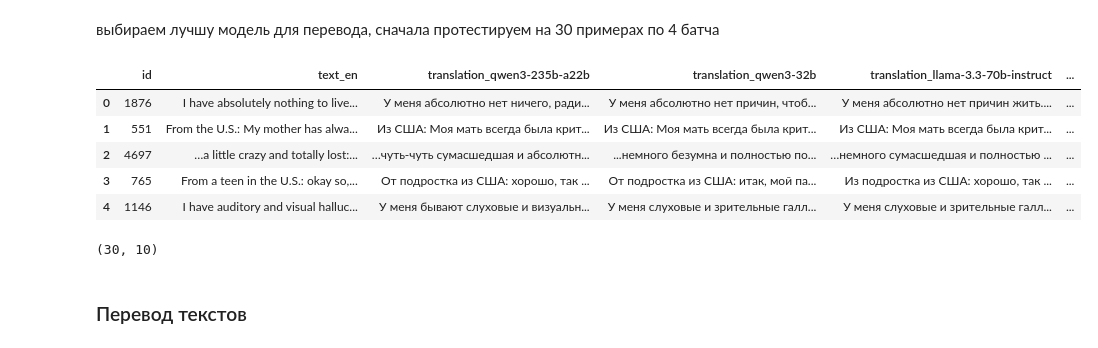
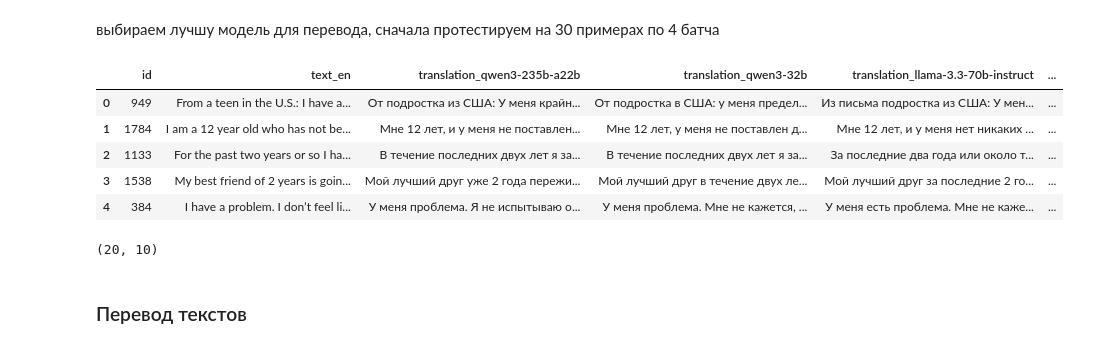
Before and after one commit to psytechlab/empathy_dataset_transfer, a Jupyter notebook: notebooks/cognitive_distortions_translation.ipynb, the cells around one changed output. Drawn from its saved outputs; the diff is of its cells as text; code cells hidden in the pictures.

```diff
--- a/notebooks/cognitive_distortions_translation.ipynb
+++ b/notebooks/cognitive_distortions_translation.ipynb
@@ -145,7 +145,7 @@ for i, annot in enumerate(df.restored_distorted_part.to_list()):
 df = pd.read_csv("annotated_data_restored.csv", sep="|")
 df.Id_Number = df.Id_Number.astype(str)
 # %%
-samples = df.sample(30)
+samples = df.sample(20)
 # %%
 samples_data = [{'id': i['Id_Number'], 'text': i['Patient Question']} for _, i in samples.iterrows()]
 # %%
@@ -178,11 +178,13 @@ for modelname in models:
 	general_translation_config = config.general_translation
 	general_translation_config.batch_result_dir = f"batches_res_general_translation_cognitive_{modelname}"
 	general_translation_config.batches = f"batches_general_translation_cognitive_{modelname}"
-	general_translation_config.batch_size = 4
-	general_translation_config.prompt_path = "../configs/prompts/translation_promp_cognitive_distortions.txt"
+	general_translation_config.batch_size = 2
+	general_translation_config.prompt_path = "../configs/prompts/translation_prompt_cognitive_distortions.txt"
 
 	model_config = read_json(general_translation_config.model_config_path)
 	model_config['model'] = modelname
+
+	print(model_config)
 
 	general_translator = Translator(
 		system_message=read_file(general_translation_config.prompt_path),
@@ -196,11 +198,11 @@ for modelname in models:
 
 	general_input_dataset = Dataset.from_list(samples_data)
 	translation_result = general_translator.translate(general_input_dataset, GeneralTranslationResultSchema)
-	save_json(translation_result, f"translation_result_{modelname}_cognitive_distortions.json")
+	save_json(translation_result, f"translation_result_{modelname}_cognitive_distortions_20.json")
 # %%
 jsons = []
 for modelname in models:
-    jsons.append(read_json(f"translation_result_{modelname}_cognitive_distortions.json"))
+    jsons.append(read_json(f"translation_result_{modelname}_cognitive_distortions_20.json"))
 
 data = {}
 for modelname, model_json in zip(models, jsons):
@@ -213,16 +215,17 @@ for modelname, model_json in zip(models, jsons):
         data[text_id][f'translation_{modelname}'] = translation
 # %%
 df_translations = pd.DataFrame(list(data.values()))
+df_translations.replace(np.nan, "", inplace=True)
 df_translations.head()
 # %% [output]
 |  | id | text_en | translation_qwen3-235b-a22b | translation_qwen3-32b | translation_llama-3.3-70b-instruct | ... |
-| 0 | 1876 | I have absolutely nothing to live... | У меня абсолютно нет ничего, ради... | У меня абсолютно нет причин, чтоб... | У меня абсолютно нет причин жить.... | ... |
-| 1 | 551 | From the U.S.: My mother has alwa... | Из США: Моя мать всегда была крит... | Из США: Моя мать всегда была крит... | Из США: Моя мать всегда была крит... | ... |
-| 2 | 4697 | …a little crazy and totally lost:... | …чуть-чуть сумасшедшая и абсолютн... | ...немного безумна и полностью по... | …немного сумасшедшая и полностью ... | ... |
-| 3 | 765 | From a teen in the U.S.: okay so,... | От подростка из США: хорошо, так ... | От подростка из США: итак, мой па... | Из подростка из США: хорошо, так ... | ... |
-| 4 | 1146 | I have auditory and visual halluc... | У меня бывают слуховые и визуальн... | У меня слуховые и зрительные галл... | У меня слуховые и зрительные галл... | ... |
+| 0 | 949 | From a teen in the U.S.: I have a... | От подростка из США: У меня крайн... | От подростка в США: у меня предел... | Из письма подростка из США: У мен... | ... |
+| 1 | 1784 | I am a 12 year old who has not be... | Мне 12 лет, и у меня не поставлен... | Мне 12 лет, у меня не поставлен д... | Мне 12 лет, и у меня нет никаких ... | ... |
+| 2 | 1133 | For the past two years or so I ha... | В течение последних двух лет я за... | В течение последних двух лет я за... | За последние два года или около т... | ... |
+| 3 | 1538 | My best friend of 2 years is goin... | Мой лучший друг уже 2 года пережи... | Мой лучший друг в течение двух ле... | Мой лучший друг за последние 2 го... | ... |
+| 4 | 384 | I have a problem. I don’t feel li... | У меня проблема. Я не испытываю о... | У меня проблема. Мне не кажется, ... | У меня есть проблема. Мне не каже... | ... |
 # %%
 df_translations.shape
 # %% [output]
-(30, 10)
+(20, 10)
 # %%
```
Also changed, not shown: parts of 9 cells of this notebook.
